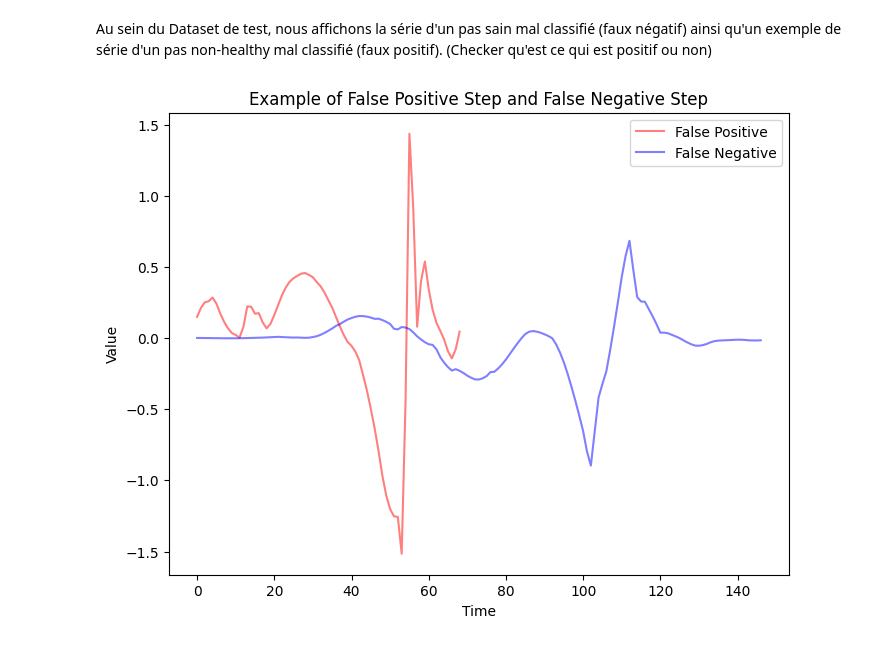
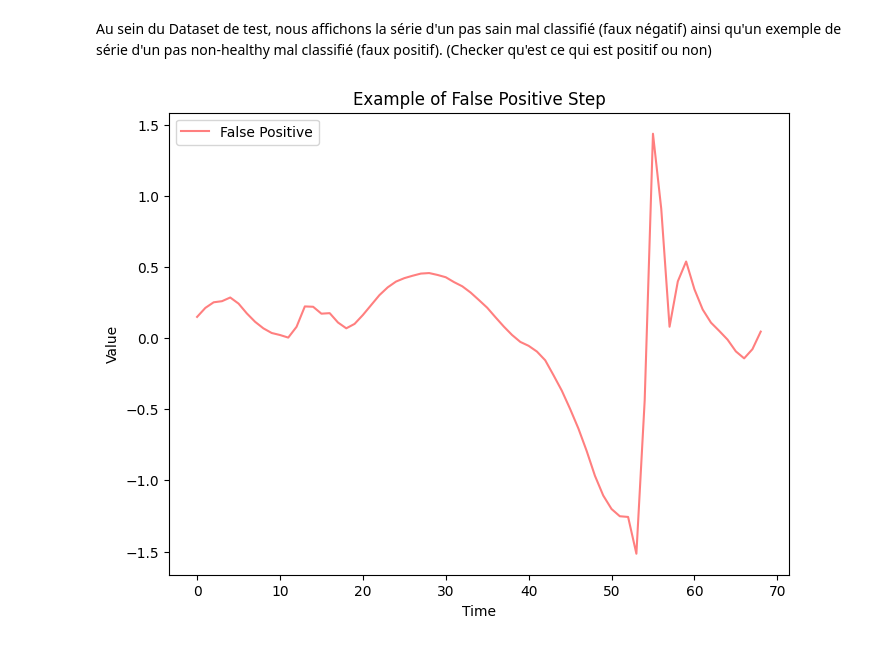
Before and after one commit to NailKhelifa/MVA_Times_Series_ML_Homeworks, a Jupyter notebook: Assignment 1/Assignment 1 - ML for TS (MVA).ipynb, the cells around one changed output. Saved outputs shown, nothing was run; the diff lists cells and outputs as text; code cells hidden in the pictures.

```diff
--- a/Assignment 1/Assignment 1 - ML for TS (MVA).ipynb
+++ b/Assignment 1/Assignment 1 - ML for TS (MVA).ipynb
@@ -339,7 +295,7 @@ grid_search = GridSearchCV(
             scoring='f1', #make_scorer(f1_score),
             cv=5,
             n_jobs=-1,
-            verbose=3)
+            verbose=1)
 
 grid_search.fit(X_train, y_train)
 # %% [output]
@@ -440,25 +398,19 @@ Au sein du Dataset de test, nous affichons la série d'un pas sain mal classifi
 # %%
 y_test = np.array(y_test)
 false_positive_indices = np.where((y_test == 0) & (y_pred == 1))[0]
 false_negative_indices = np.where((y_test == 1) & (y_pred == 0))[0]
 
 false_positive_series = X_test[false_positive_indices][:1]
 false_negative_series = X_test[false_negative_indices][:1]
 
 fig, ax = plt.subplots(figsize=(8, 6))
 
-for series in false_positive_series:
-    ax.plot(series, label='False Positive', color='red', alpha=0.5)
-
-# Tracer les faux négatifs
-for series in false_negative_series:
-    ax.plot(series, label='False Negative', color='blue', alpha=0.5)
-
-# Ajouter des légendes et des titres
-ax.set_title('Example of False Positive Step and False Negative Step')
+ax.plot(false_positive_series[0, :, 0], label='False Positive', color='red', alpha=0.5)
+ax.set_title('Example of False Positive Step')
 ax.set_xlabel('Time')
 ax.set_ylabel('Value')
-ax.legend(['False Positive', 'False Negative'])
+ax.legend('False Positive')
+plt.legend()
 plt.show()
 # %% [output]
-[figure, old version]
+[figure, new version]
```
Also changed, not shown: parts of 6 cells of this notebook.
